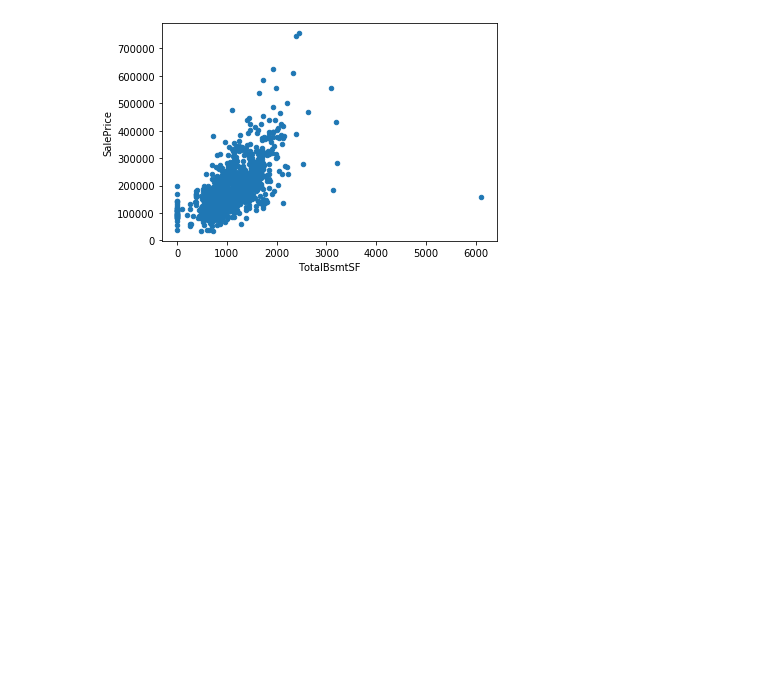
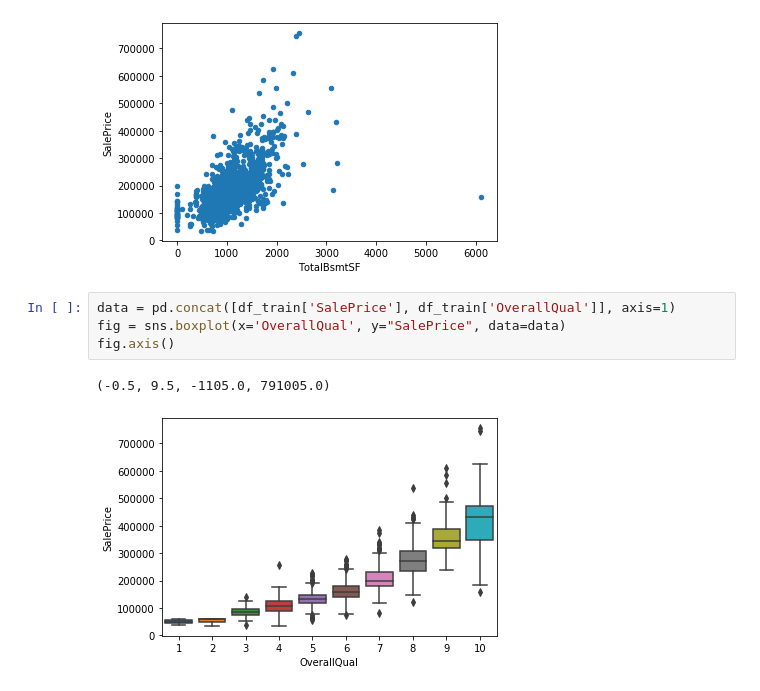
Before and after one commit to hiba007/data-science, a Jupyter notebook: 11_Feb_House_Prices.ipynb, the cells around one changed output. Cells and saved outputs as stored; diff of their text form; blank space fills up the shorter version.

```diff
--- a/11_Feb_House_Prices.ipynb
+++ b/11_Feb_House_Prices.ipynb
@@ -91,3 +91,10 @@ data.plot.scatter(x = 'TotalBsmtSF', y = 'SalePrice')
 # %% [output]
 <matplotlib.axes._subplots.AxesSubplot at 0x...>
 [figure]
+# %%
+data = pd.concat([df_train['SalePrice'], df_train['OverallQual']], axis=1)
+fig = sns.boxplot(x='OverallQual', y="SalePrice", data=data)
+fig.axis()
+# %% [output]
+(-0.5, 9.5, -1105.0, 791005.0)
+[figure, added]
```
Also changed, not shown: parts of 1 cell of this notebook.
